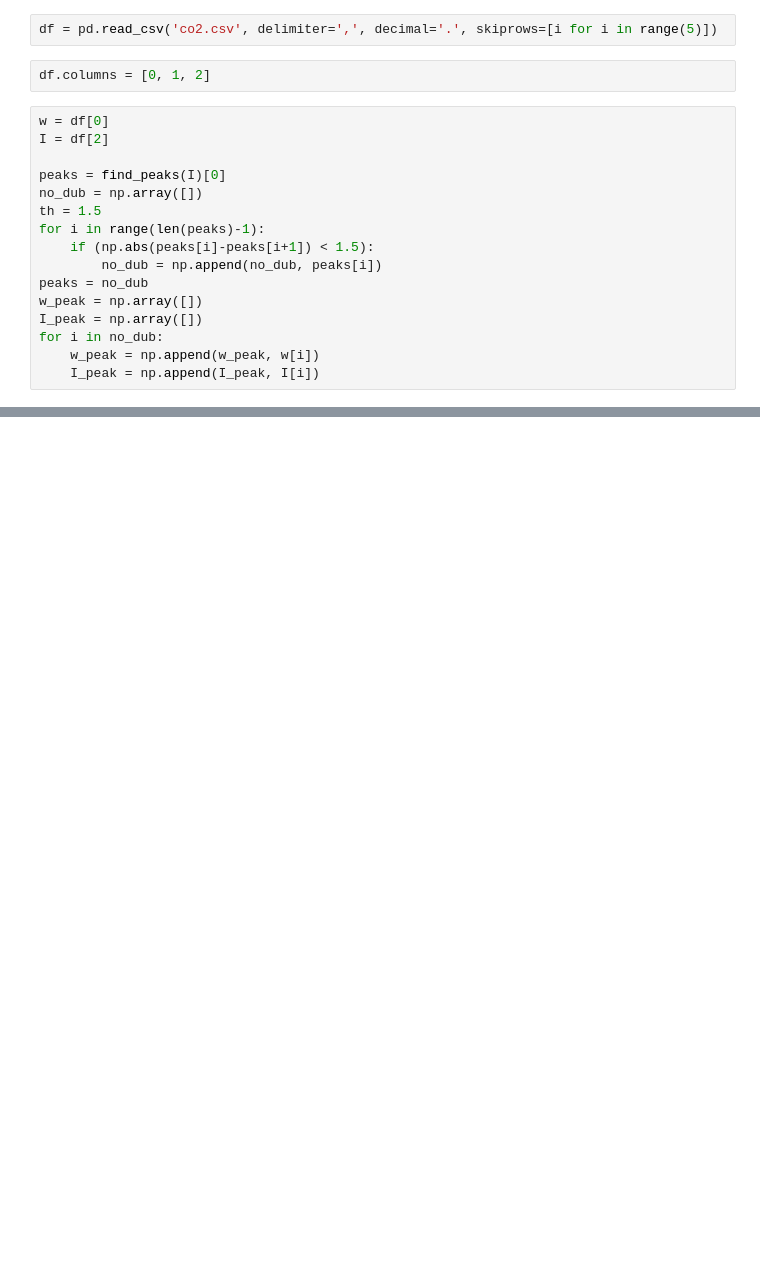
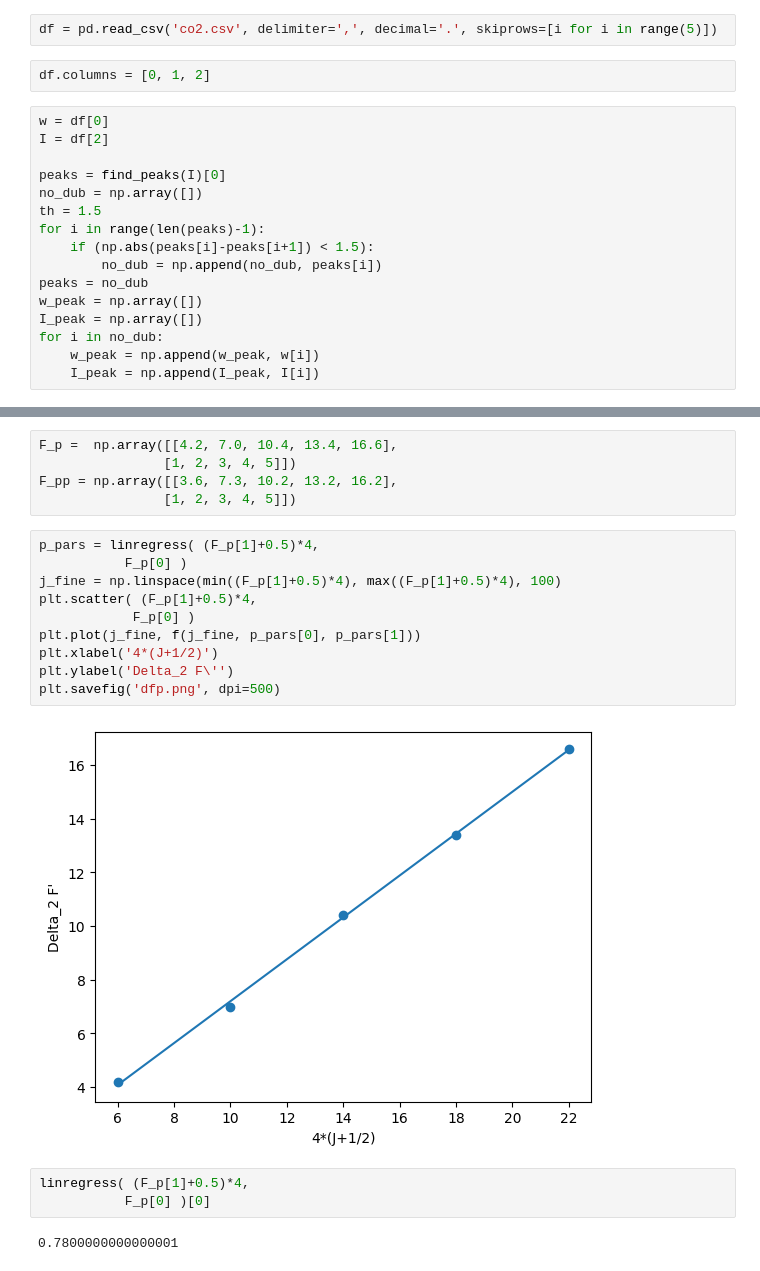
Before and after one commit to a-for-short/labs, a Jupyter notebook: thermod/ИК-1/ir_co2.ipynb, the cells around one changed output, grey strips where cells are left out. Saved outputs shown, nothing was run; the diff lists cells and outputs as text; blank space fills up the shorter version.

```diff
--- a/thermod/ИК-1/ir_co2.ipynb
+++ b/thermod/ИК-1/ir_co2.ipynb
@@ -35,0 +48,22 @@ for peak in peaks:
+# %%
+F_p =  np.array([[4.2, 7.0, 10.4, 13.4, 16.6],
+                [1, 2, 3, 4, 5]])
+F_pp = np.array([[3.6, 7.3, 10.2, 13.2, 16.2],
+                [1, 2, 3, 4, 5]])
+# %%
+p_pars = linregress( (F_p[1]+0.5)*4,
+           F_p[0] )
+j_fine = np.linspace(min((F_p[1]+0.5)*4), max((F_p[1]+0.5)*4), 100)
+plt.scatter( (F_p[1]+0.5)*4,
+            F_p[0] )
+plt.plot(j_fine, f(j_fine, p_pars[0], p_pars[1]))
+plt.xlabel('4*(J+1/2)')
+plt.ylabel('Delta_2 F\'')
+plt.savefig('dfp.png', dpi=500)
+# %% [output]
+[figure, added]
+# %%
+linregress( (F_p[1]+0.5)*4,
+           F_p[0] )[0]
+# %% [output]
+0.7800000000000001
```
Also changed, not shown: parts of 5 cells of this notebook, 11 other files.
